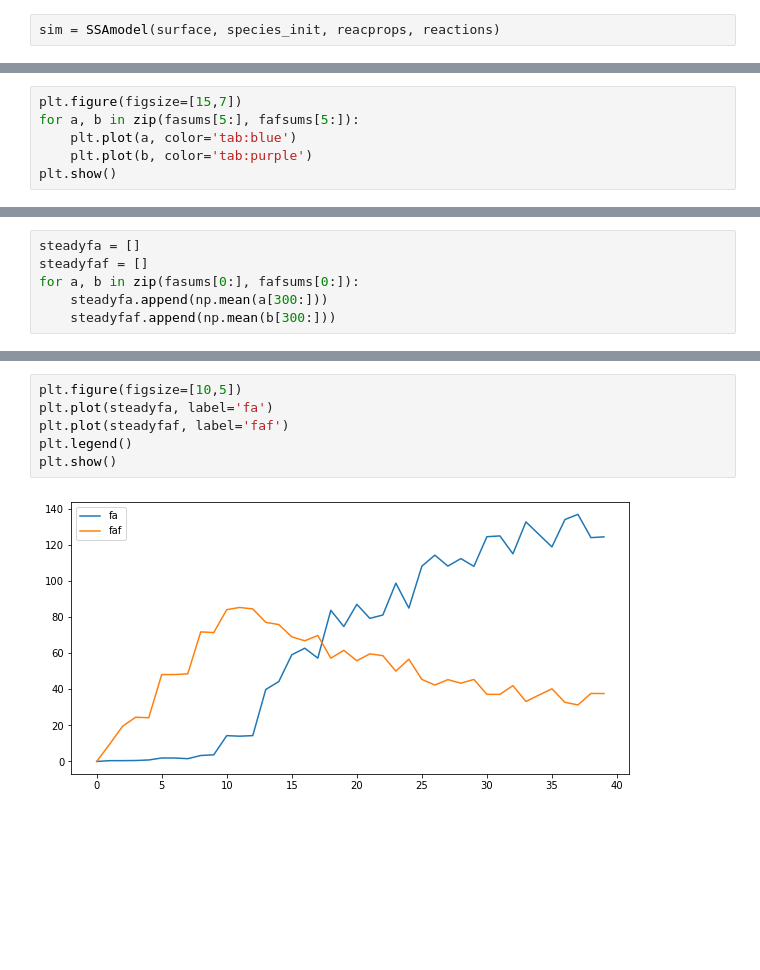
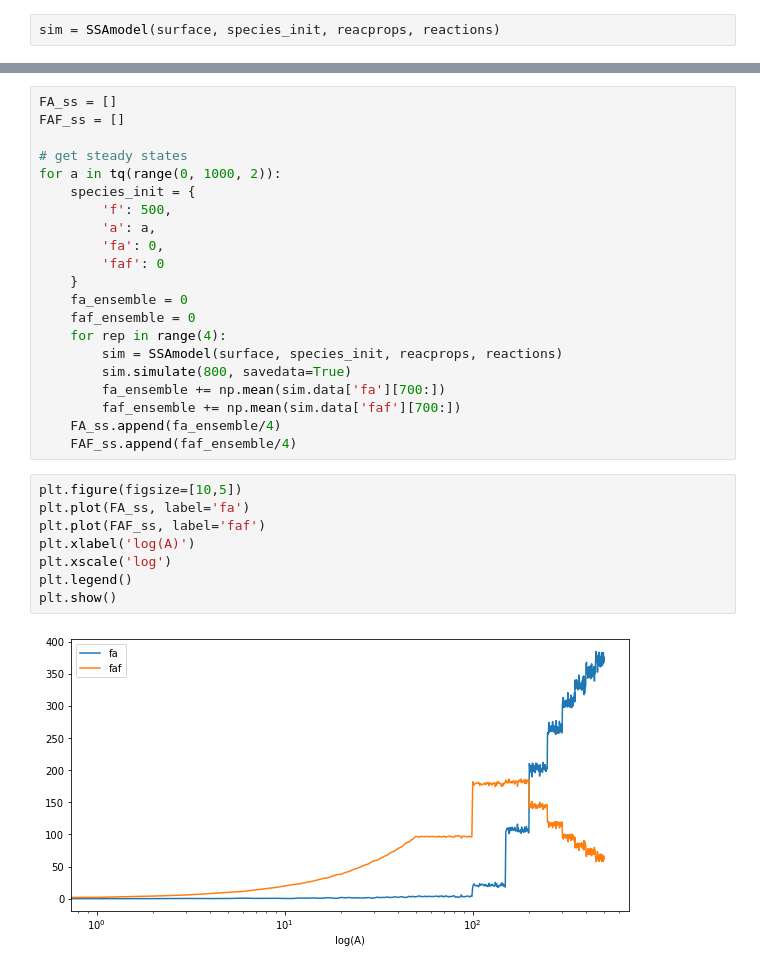
Before and after one commit to mileswhen/gillessa, a Jupyter notebook: SSAmodel.ipynb, the cells around one changed output, grey strips where cells are left out. Drawn from its saved outputs; the diff is of its cells as text; blank space fills up the shorter version.

```diff
--- a/SSAmodel.ipynb
+++ b/SSAmodel.ipynb
@@ -268,6 +260,0 @@ reaction
-# %%
-plt.figure(figsize=[15,7])
-for a, b in zip(fasums[5:], fafsums[5:]):
-    plt.plot(a, color='tab:blue')
-    plt.plot(b, color='tab:purple')
-plt.show()
@@ -276,6 +260,0 @@ plt.show()
-# %%
-steadyfa = []
-steadyfaf = []
-for a, b in zip(fasums[0:], fafsums[0:]):
-    steadyfa.append(np.mean(a[300:]))
-    steadyfaf.append(np.mean(b[300:]))
@@ -282,8 +266,31 @@ for a, b in zip(fasums[0:], fafsums[0:]):
+# %%
+FA_ss = []
+FAF_ss = []
+
+# get steady states
+for a in tq(range(0, 1000, 2)):
+    species_init = {
+        'f': 500,
+        'a': a,
+        'fa': 0,
+        'faf': 0
+    }
+    fa_ensemble = 0
+    faf_ensemble = 0
+    for rep in range(4):
+        sim = SSAmodel(surface, species_init, reacprops, reactions)
+        sim.simulate(800, savedata=True)
+        fa_ensemble += np.mean(sim.data['fa'][700:])
+        faf_ensemble += np.mean(sim.data['faf'][700:])
+    FA_ss.append(fa_ensemble/4)
+    FAF_ss.append(faf_ensemble/4)
 # %%
 plt.figure(figsize=[10,5])
-plt.plot(steadyfa, label='fa')
-plt.plot(steadyfaf, label='faf')
+plt.plot(FA_ss, label='fa')
+plt.plot(FAF_ss, label='faf')
+plt.xlabel('log(A)')
+plt.xscale('log')
 plt.legend()
 plt.show()
 # %% [output]
-[figure, old version]
+[figure, new version]
```
Also changed, not shown: parts of 12 cells of this notebook.
